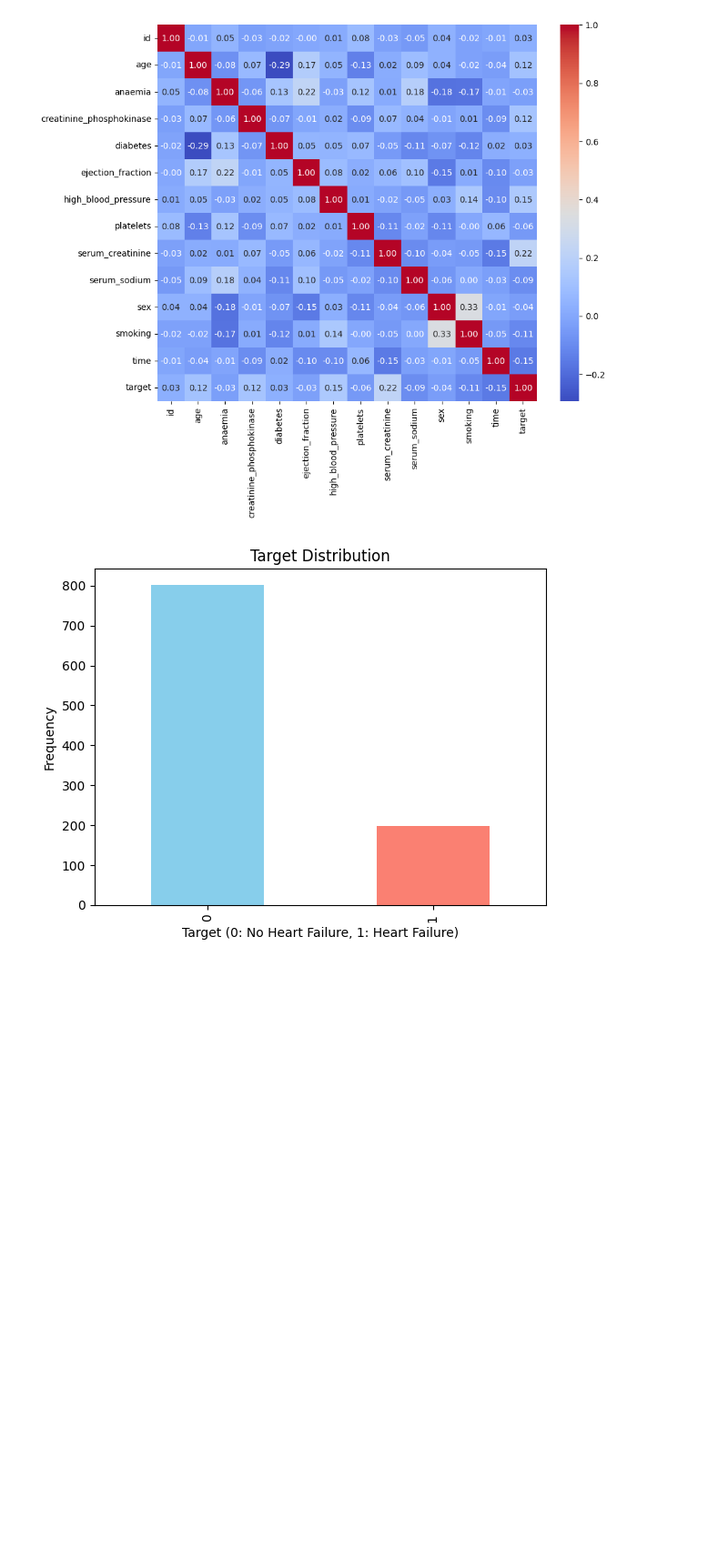
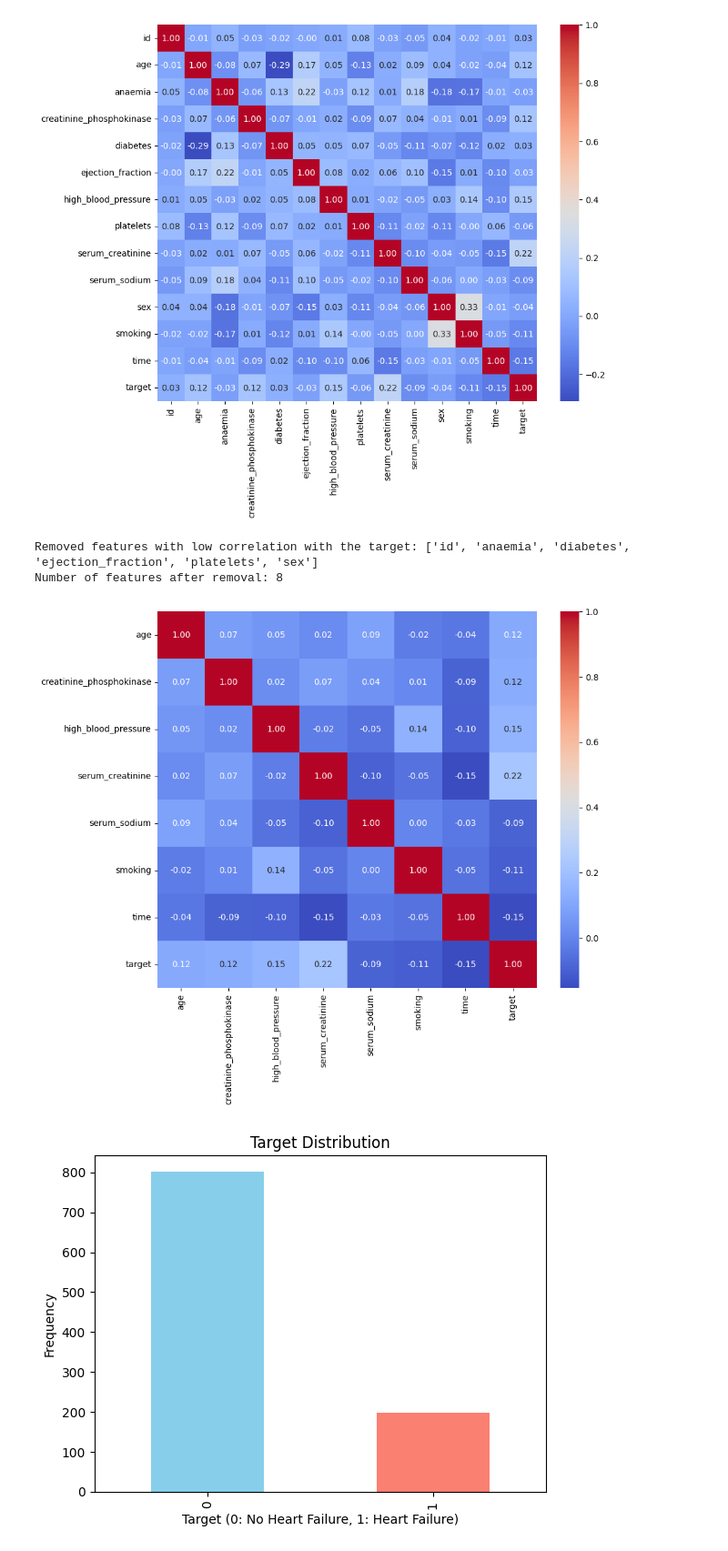
Before and after one commit to MumeiHito/signate_1394, a Jupyter notebook: main.ipynb, the cells around one changed output. Shown: that part at 91% size. Cells and saved outputs as stored; diff of their text form; code cells hidden in the pictures; blank space fills up the shorter version.

```diff
--- a/main.ipynb
+++ b/main.ipynb
@@ -87,3 +87,29 @@ sns.heatmap(corr_matrix, annot=True, cmap='coolwarm', fmt=".2f")
 plt.show()
 # %% [output]
 [figure]
+# %%
+# Set a correlation threshold
+correlation_threshold = 0.08
+
+# Find features with low correlation to the target variable
+correlated_features = corr_matrix.index[abs(corr_matrix['target']) < correlation_threshold]
+
+# Remove these features from the dataset
+train_df_reduced = train_df.drop(columns=correlated_features)
+
+# Print the removed features and the number of remaining features
+print(f"Removed features with low correlation with the target: {list(correlated_features)}")
+print(f"Number of features after removal: {train_df_reduced.shape[1]}")
+# %% [output]
+Removed features with low correlation with the target: ['id', 'anaemia', 'diabetes', 'ejection_fraction', 'platelets', 'sex']
+Number of features after removal: 8
+# %%
+# Calculate the correlation matrix
+corr_matrix = train_df_reduced.corr()
+
+# Plot the correlation heatmap
+plt.figure(figsize=(10, 8))
+sns.heatmap(corr_matrix, annot=True, cmap='coolwarm', fmt=".2f")
+plt.show()
+# %% [output]
+[figure, added]
```
Also changed, not shown: parts of 19 cells of this notebook.
